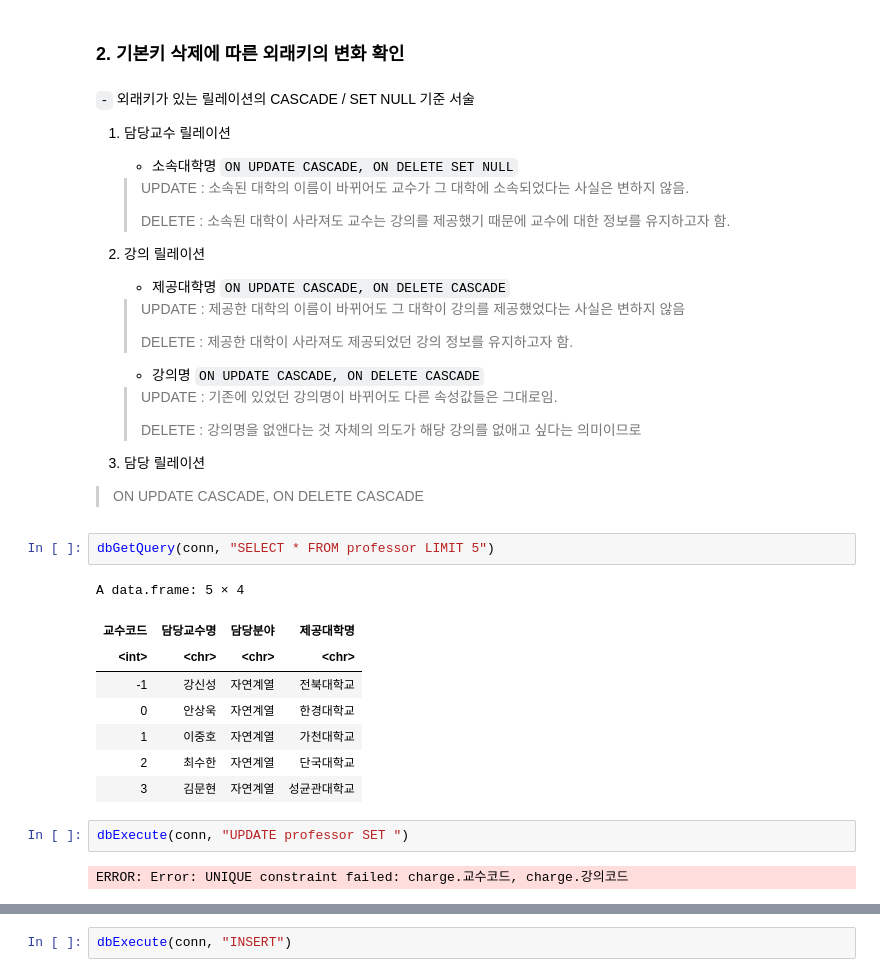
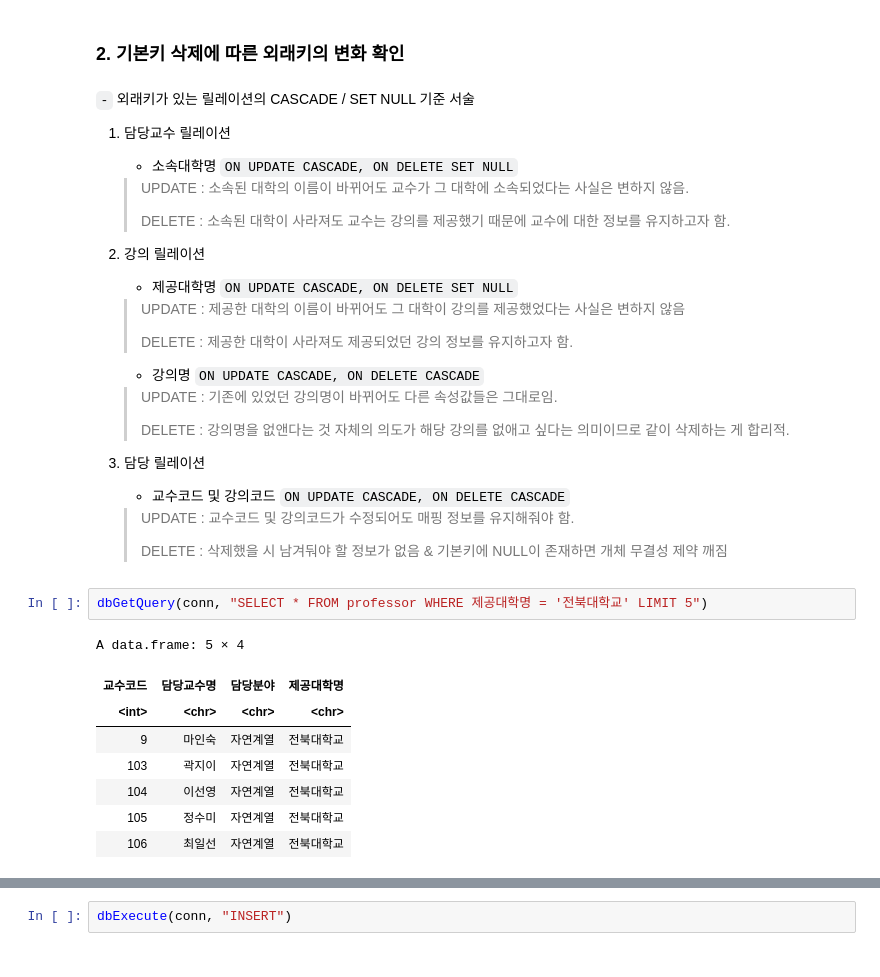
Before and after one commit to HollyRiver/R, a Jupyter notebook: SDB/kocw data/RSQlite/kocw in R.ipynb, the cells around one changed output, grey strips where cells are left out. Saved outputs shown, nothing was run; the diff lists cells and outputs as text.

```diff
--- a/SDB/kocw data/RSQlite/kocw in R.ipynb
+++ b/SDB/kocw data/RSQlite/kocw in R.ipynb
@@ -98,7 +102,7 @@ ERROR: Error: UNIQUE constraint failed: university.제공대학명
 
 3. 강의 릴레이션
 
-    * 제공대학명 `ON UPDATE CASCADE, ON DELETE CASCADE`
+    * 제공대학명 `ON UPDATE CASCADE, ON DELETE SET NULL`
 
    > UPDATE : 제공한 대학의 이름이 바뀌어도 그 대학이 강의를 제공했었다는 사실은 변하지 않음
    >
@@ -108,23 +112,23 @@ ERROR: Error: UNIQUE constraint failed: university.제공대학명
 
     > UPDATE : 기존에 있었던 강의명이 바뀌어도 다른 속성값들은 그대로임.
     >
-    > DELETE : 강의명을 없앤다는 것 자체의 의도가 해당 강의를 없애고 싶다는 의미이므로
+    > DELETE : 강의명을 없앤다는 것 자체의 의도가 해당 강의를 없애고 싶다는 의미이므로 같이 삭제하는 게 합리적.
 
 3. 담당 릴레이션
 
-> ON UPDATE CASCADE, ON DELETE CASCADE
+    * 교수코드 및 강의코드 `ON UPDATE CASCADE, ON DELETE CASCADE`
+
+   > UPDATE : 교수코드 및 강의코드가 수정되어도 매핑 정보를 유지해줘야 함.
+   >
+   > DELETE : 삭제했을 시 남겨둬야 할 정보가 없음 & 기본키에 NULL이 존재하면 개체 무결성 제약 깨짐
 # %%
-dbGetQuery(conn, "SELECT * FROM professor LIMIT 5")
+dbGetQuery(conn, "SELECT * FROM professor WHERE 제공대학명 = '전북대학교' LIMIT 5")
 # %% [output]
 A data.frame: 5 × 4
 | 교수코드 | 담당교수명 | 담당분야 | 제공대학명 |
 | <int> | <chr> | <chr> | <chr> |
-| -1 | 강신성 | 자연계열 | 전북대학교 |
-| 0 | 안상욱 | 자연계열 | 한경대학교 |
-| 1 | 이중호 | 자연계열 | 가천대학교 |
-| 2 | 최수한 | 자연계열 | 단국대학교 |
-| 3 | 김문현 | 자연계열 | 성균관대학교 |
+| 9 | 마인숙 | 자연계열 | 전북대학교 |
+| 103 | 곽지이 | 자연계열 | 전북대학교 |
+| 104 | 이선영 | 자연계열 | 전북대학교 |
+| 105 | 정수미 | 자연계열 | 전북대학교 |
+| 106 | 최일선 | 자연계열 | 전북대학교 |
-# %%
-dbExecute(conn, "UPDATE professor SET ")
-# %% [output]
-ERROR: Error: UNIQUE constraint failed: charge.교수코드, charge.강의코드
```
Also changed, not shown: parts of 11 cells of this notebook, 12 other files.
